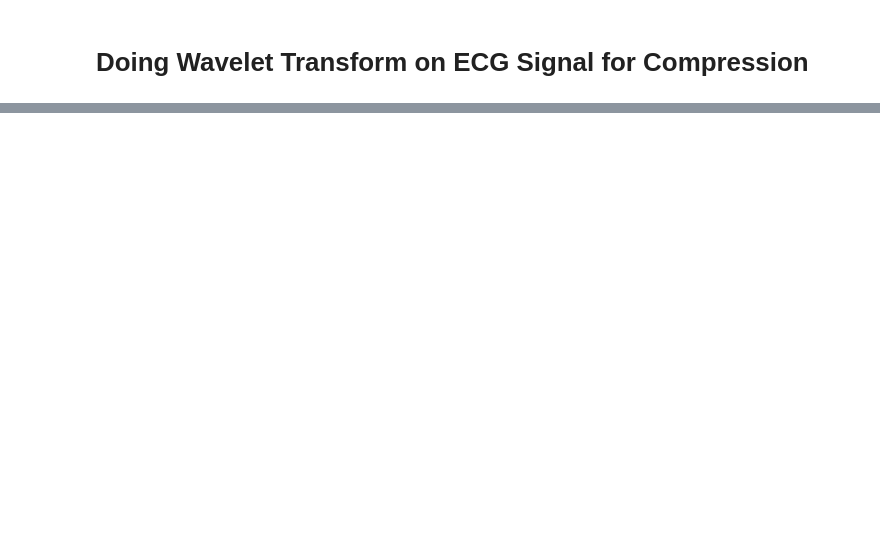
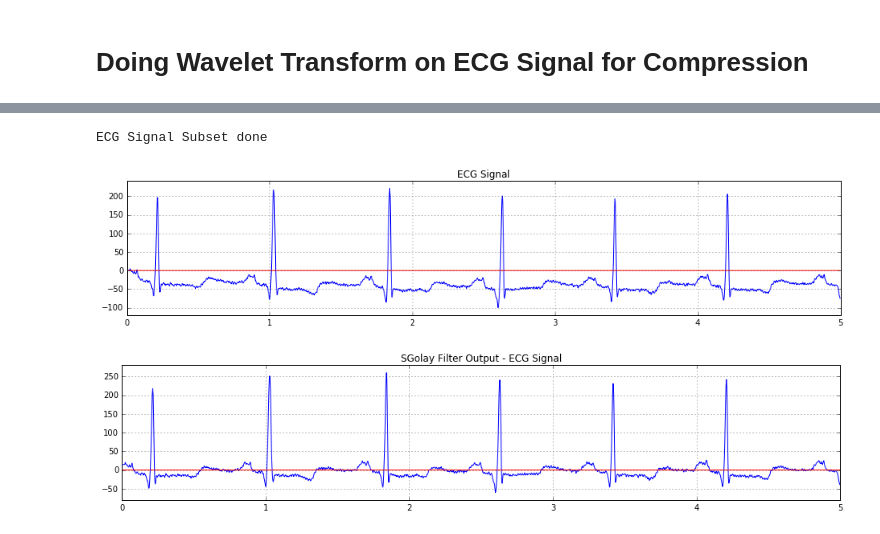
Before and after one commit to honorforlee/python-RR-detection, a Jupyter notebook: rr-detection.ipynb, the cells around one changed output, grey strips where cells are left out. Drawn from its saved outputs; the diff is of its cells as text; code cells hidden in the pictures; blank space fills up the shorter version.

```diff
--- a/rr-detection.ipynb
+++ b/rr-detection.ipynb
@@ -49,0 +102,39 @@ Hello Kuttayy !
+# %%
+def sGolayFilter(sig):
+    k = 3
+    f = 1201
+    trend = signal.savgol_filter(sig,f,k)
+    fSig = sig - trend
+    return fSig
+# %%
+def displayEcgSignal2(t,sig,title):
+
+    plt.figure( figsize = (16,3))
+    plt.plot(t,sig)
+
+    ymin = np.amin(sig, axis = 0)
+    ymax = np.amax(sig, axis = 0)
+
+    plt.ylim(ymin - 20 ,ymax + 20)
+    plt.grid()
+    plt.title(title)
+
+    line = np.zeros(int(t.shape[0]))
+    plt.plot(t,line,'r')
+    plt.show()
+# %%
+winSec = 5;
+ecgSignal = data[(t1 >=0) & (t1<= winSec)]
+t = t1[0:ecgSignal.shape[0]:1]
+print "ECG Signal Subset done"
+# %% [output]
+ECG Signal Subset done
+# %%
+ecgSignal = ecgSignal - ecgSignal[0]
+displayEcgSignal2(t,ecgSignal,"ECG Signal")
+
+fEcgSignal = sGolayFilter(ecgSignal)
+displayEcgSignal2(t,fEcgSignal,"SGolay Filter Output - ECG Signal")
+# %% [output]
+[figure, added]
+[figure, added]
```
Also changed, not shown: parts of 13 cells of this notebook, 1 other file.
